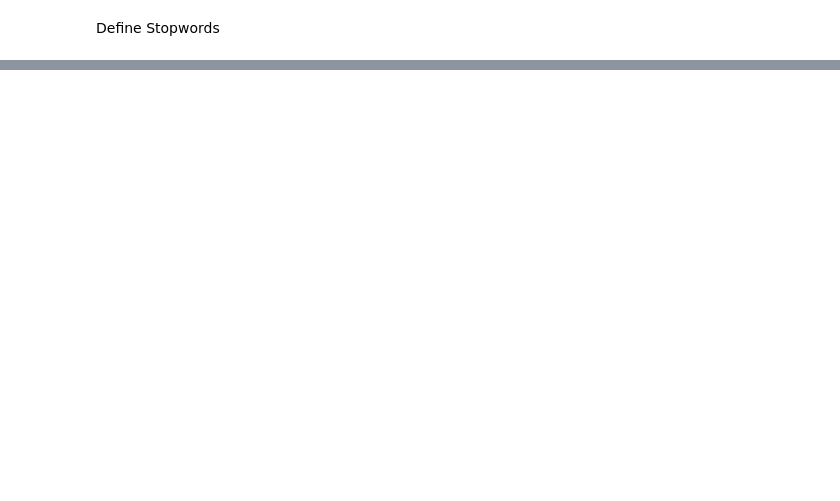
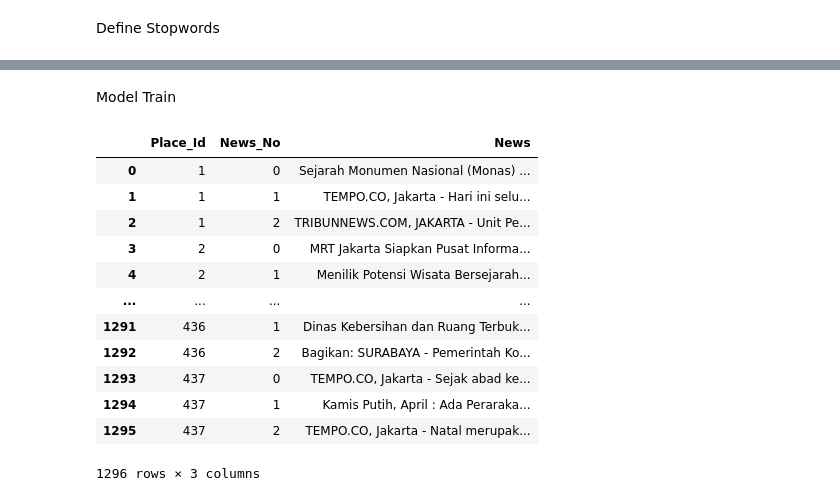
Before and after one commit to MaxZx3000/AI-Compfest-GigaPrime, a Jupyter notebook: artificial-intelligence/tourism_news_ai.ipynb, the cells around one changed output, grey strips where cells are left out. Cells and saved outputs as stored; diff of their text form; code cells hidden in the pictures; blank space fills up the shorter version.

```diff
--- a/artificial-intelligence/tourism_news_ai.ipynb
+++ b/artificial-intelligence/tourism_news_ai.ipynb
@@ -294,0 +368,19 @@ list(indonesian_stopwords)[:10]
+# %% [markdown]
+Model Train
+# %%
+full_tourism_news_df = pd.read_csv("tourism_news.csv", sep = ';')
+full_tourism_news_df
+# %% [output]
+|  | Place_Id | News_No | News |
+| 0 | 1 | 0 | Sejarah Monumen Nasional (Monas) ... |
+| 1 | 1 | 1 | TEMPO.CO, Jakarta - Hari ini selu... |
+| 2 | 1 | 2 | TRIBUNNEWS.COM, JAKARTA - Unit Pe... |
+| 3 | 2 | 0 | MRT Jakarta Siapkan Pusat Informa... |
+| 4 | 2 | 1 | Menilik Potensi Wisata Bersejarah... |
+| ... | ... | ... | ... |
+| 1291 | 436 | 1 | Dinas Kebersihan dan Ruang Terbuk... |
+| 1292 | 436 | 2 | Bagikan: SURABAYA - Pemerintah Ko... |
+| 1293 | 437 | 0 | TEMPO.CO, Jakarta - Sejak abad ke... |
+| 1294 | 437 | 1 | Kamis Putih, April : Ada Peraraka... |
+| 1295 | 437 | 2 | TEMPO.CO, Jakarta - Natal merupak... |
+1296 rows × 3 columns
```
Also changed, not shown: parts of 25 cells of this notebook.
